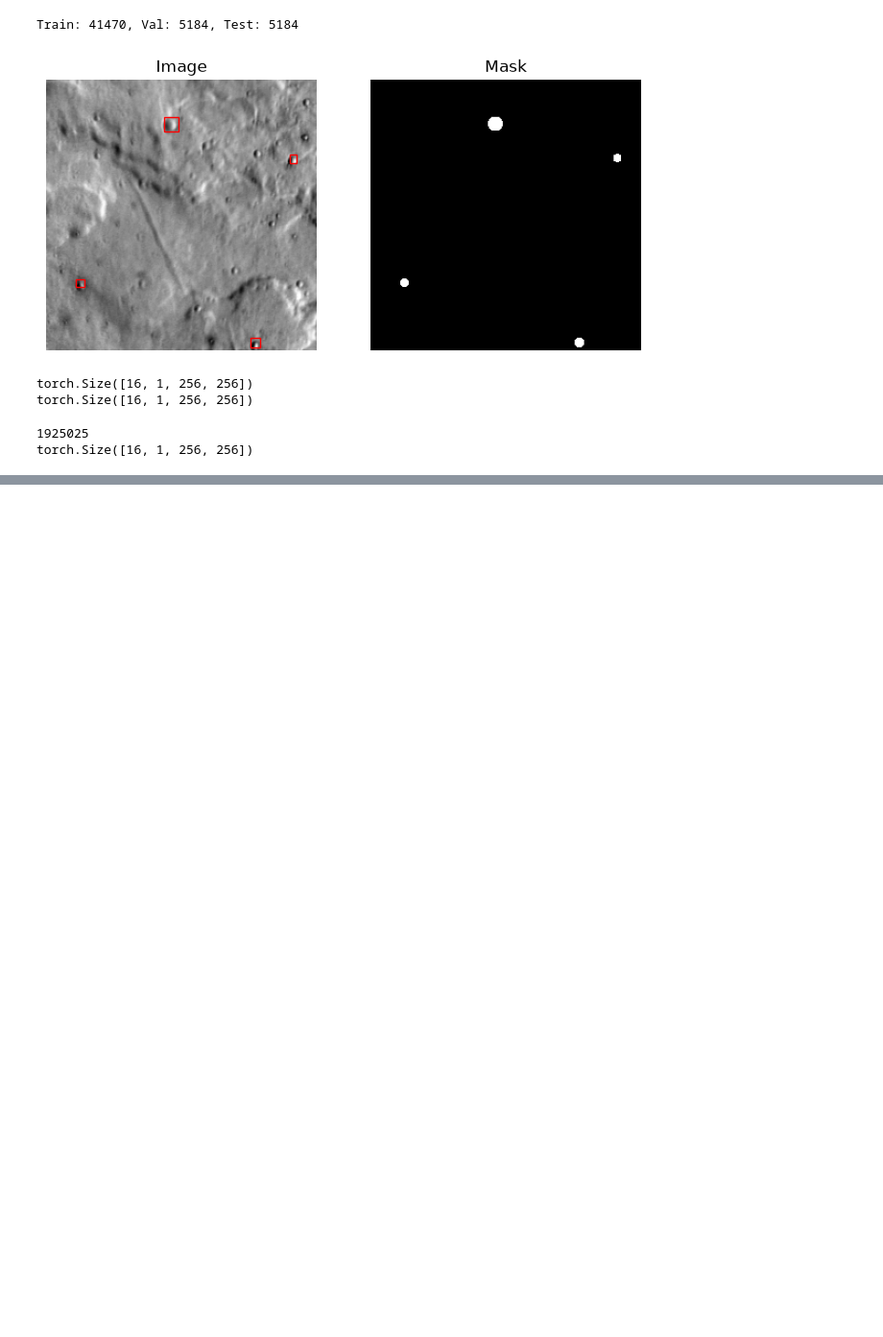
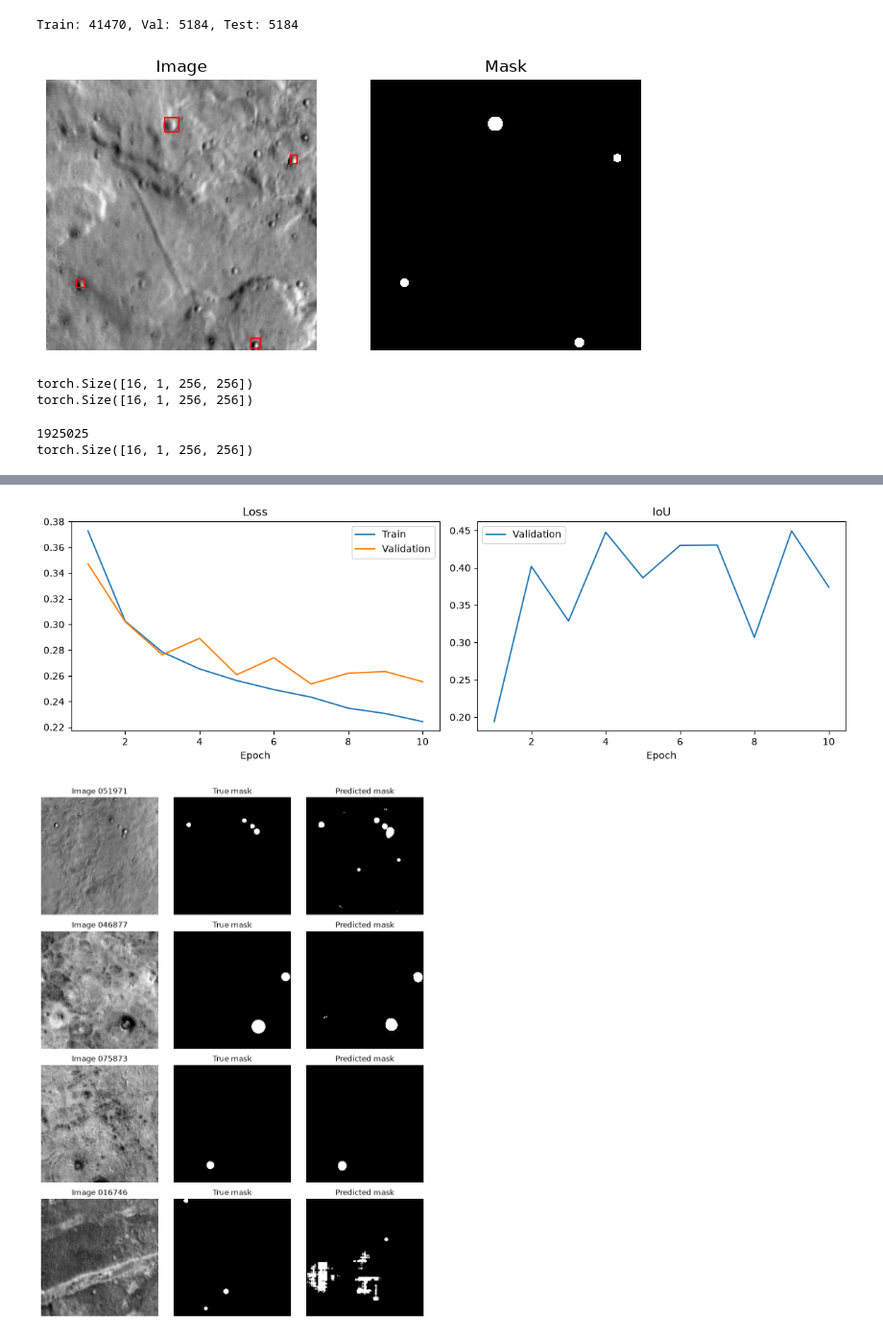
Before and after one commit to enesdemirelus/something-in-the-way, a Jupyter notebook: apps/ml/train-from-scratch.ipynb, the cells around one changed output, grey strips where cells are left out. Shown at 96% size. Drawn from its saved outputs; the diff is of its cells as text; code cells hidden in the pictures; blank space fills up the shorter version.

Commit message:
first training done

```diff
--- a/apps/ml/train-from-scratch.ipynb
+++ b/apps/ml/train-from-scratch.ipynb
@@ -161,0 +187,7 @@ torch.Size([16, 1, 256, 256])
+# %%
+train_loader = DataLoader(train_set, batch_size=16, shuffle=True)
+print(len(train_loader.dataset))
+
+model = UNet().to(device)
+loss_fn = nn.BCEWithLogitsLoss(pos_weight=torch.tensor([10.0], device=device))
+optimizer = torch.optim.Adam(model.parameters(), lr=1e-3)
@@ -161,0 +242,63 @@ torch.Size([16, 1, 256, 256])
+# %%
+import shutil
+
+run_name = "01-baseline-adam-lr1e-3-posweight10-10epochs"
+run_dir = Path("src/unet") / run_name
+run_dir.mkdir(parents=True, exist_ok=True)
+
+# 1. Settings, history, and model
+notes = """model: UNet (32-64-128-256 channels), 1,925,025 parameters
+loss: BCEWithLogitsLoss, pos_weight=10
+optimizer: Adam, lr=1e-3, no weight decay
+batch size: 16
+epochs: 10
+"""
+(run_dir / "notes.txt").write_text(notes)
+(run_dir / "history.json").write_text(json.dumps(history))
+shutil.copy("unet.pt", run_dir / "unet.pt")
+
+# 2. Loss and IoU curves
+epochs_range = range(1, len(history["train_loss"]) + 1)
+
+fig, (ax1, ax2) = plt.subplots(1, 2, figsize=(12, 4))
+
+ax1.plot(epochs_range, history["train_loss"], label="Train")
+ax1.plot(epochs_range, history["val_loss"], label="Validation")
+ax1.set_title("Loss")
+ax1.set_xlabel("Epoch")
+ax1.legend()
+
+ax2.plot(epochs_range, history["val_iou"], label="Validation")
+ax2.set_title("IoU")
+ax2.set_xlabel("Epoch")
+ax2.legend()
+
+plt.tight_layout()
+plt.savefig(run_dir / "curves.png", dpi=150, bbox_inches="tight")
+plt.show()
+
+# 3. Example predictions: image, true mask, predicted mask
+model.eval()
+fig, axes = plt.subplots(4, 3, figsize=(9, 12))
+
+for i, row in enumerate(axes):
+    image, mask = val_set[i]
+    with torch.no_grad():
+        pred = model(image.unsqueeze(0).to(device))
+    pred = (pred > 0).float().squeeze().cpu()
+
+    row[0].imshow(image.squeeze(), cmap="gray")
+    row[0].set_title(f"Image {val_ids[i]}")
+    row[1].imshow(mask.squeeze(), cmap="gray")
+    row[1].set_title("True mask")
+    row[2].imshow(pred, cmap="gray")
+    row[2].set_title("Predicted mask")
+    for ax in row:
+        ax.axis("off")
+
+plt.tight_layout()
+plt.savefig(run_dir / "predictions.png", dpi=150, bbox_inches="tight")
+plt.show()
+# %% [output]
+[figure, added]
+[figure, added]
```
Also changed, not shown: parts of 4 cells of this notebook, 10 other files.
